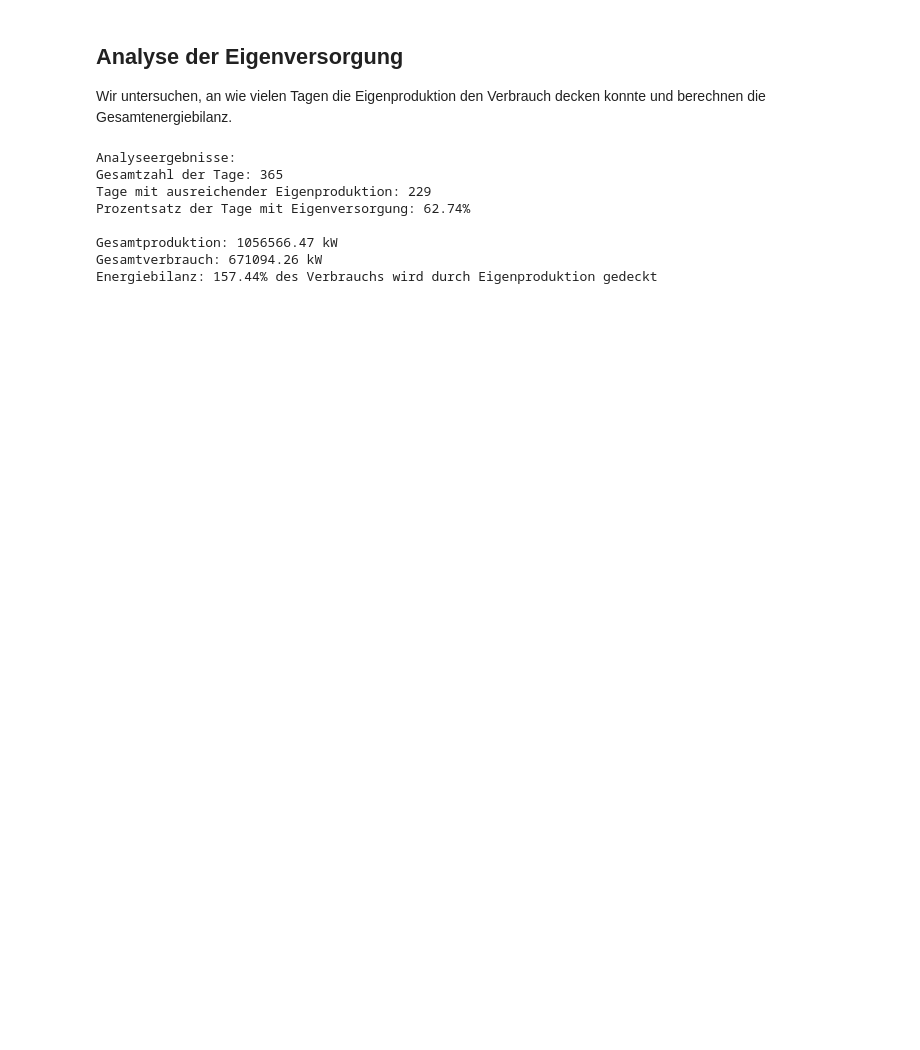
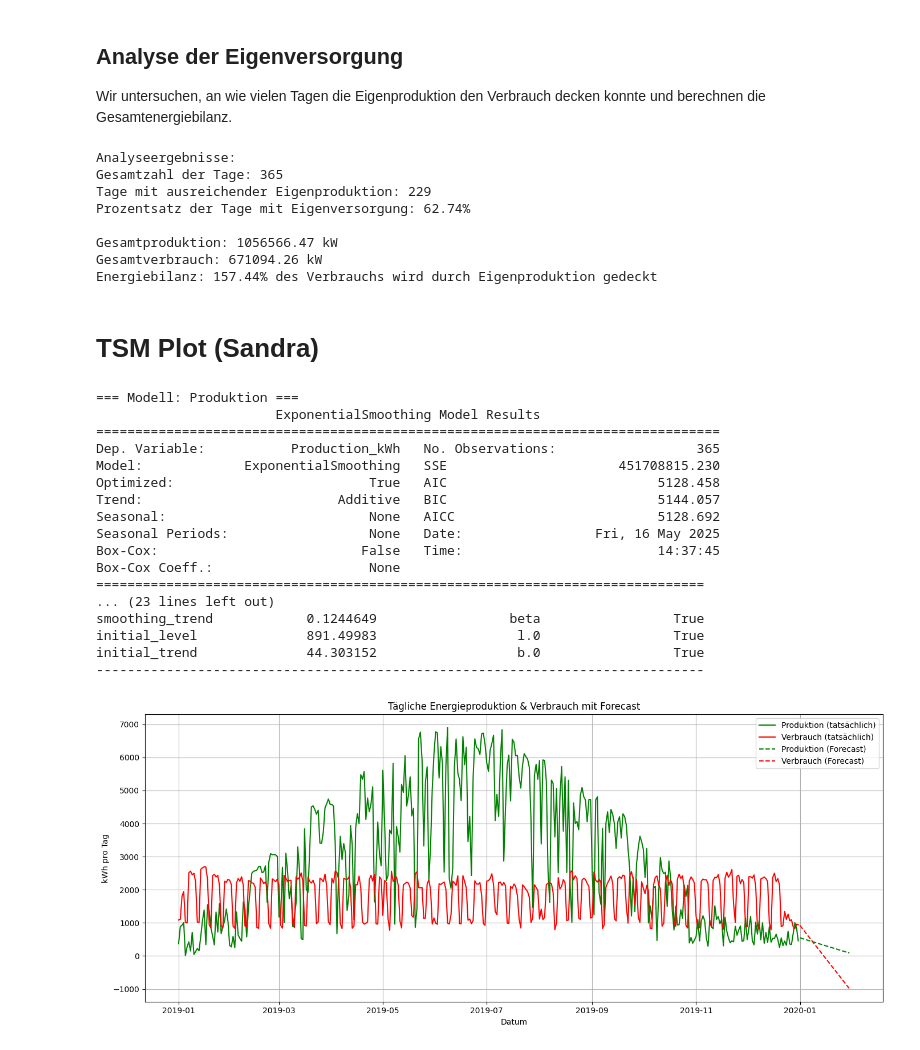
Before and after one commit to abishanaru/PV-Optimisation, a Jupyter notebook: main.ipynb, the cells around one changed output. Cells and saved outputs as stored; diff of their text form; code cells hidden in the pictures; blank space fills up the shorter version.

Commit message:
Add TSM Forecast & Deckungsgrad

```diff
--- a/main.ipynb
+++ b/main.ipynb
@@ -124,3 +125,64 @@ Prozentsatz der Tage mit Eigenversorgung: 62.74%
 Gesamtproduktion: 1056566.47 kW
 Gesamtverbrauch: 671094.26 kW
 Energiebilanz: 157.44% des Verbrauchs wird durch Eigenproduktion gedeckt
+# %% [markdown]
+# TSM Plot (Sandra)
+# %%
+
+# Frequenz explizit setzen für saubere Zeitreihe
+daily = daily.asfreq('D')
+
+# Holt-Winters Modell: Produktion (ohne Saisonalität)
+model_prod = ExponentialSmoothing(
+    daily['Production_kWh'],
+    trend='add',
+    seasonal=None
+).fit()
+
+forecast_prod = model_prod.forecast(30)
+print("=== Modell: Produktion ===")
+print(model_prod.summary())
+
+# Holt-Winters Modell: Verbrauch (ohne Saisonalität)
+model_cons = ExponentialSmoothing(
+    daily['Consumption_kWh'],
+    trend='add',
+    seasonal=None
+).fit()
+
+forecast_cons = model_cons.forecast(30)
+print("\n=== Modell: Verbrauch ===")
+print(model_cons.summary())
+
+# Plot: Tatsächlich + Forecast
+plt.figure(figsize=(14, 6))
+plt.plot(daily['Production_kWh'], color='green', label='Produktion (tatsächlich)')
+plt.plot(daily['Consumption_kWh'], color='red', label='Verbrauch (tatsächlich)')
+plt.plot(forecast_prod, 'g--', label='Produktion (Forecast)')
+plt.plot(forecast_cons, 'r--', label='Verbrauch (Forecast)')
+plt.title('Tägliche Energieproduktion & Verbrauch mit Forecast')
+plt.xlabel('Datum')
+plt.ylabel('kWh pro Tag')
+plt.legend()
+plt.grid(True)
+plt.tight_layout()
+plt.show()
+# %% [output]
+=== Modell: Produktion ===
+                       ExponentialSmoothing Model Results
+================================================================================
+Dep. Variable:           Production_kWh   No. Observations:                  365
+Model:             ExponentialSmoothing   SSE                      451708815.230
+Optimized:                         True   AIC                           5128.458
+Trend:                         Additive   BIC                           5144.057
+Seasonal:                          None   AICC                          5128.692
+Seasonal Periods:                  None   Date:                 Fri, 16 May 2025
+Box-Cox:                          False   Time:                         14:37:45
+Box-Cox Coeff.:                    None
+==============================================================================
+... (23 lines left out)
+smoothing_trend            0.1244649                 beta                 True
+initial_level              891.49983                  l.0                 True
+initial_trend              44.303152                  b.0                 True
+------------------------------------------------------------------------------
+[figure, added]
```
Also changed, not shown: parts of 5 cells of this notebook, 1 other file.
